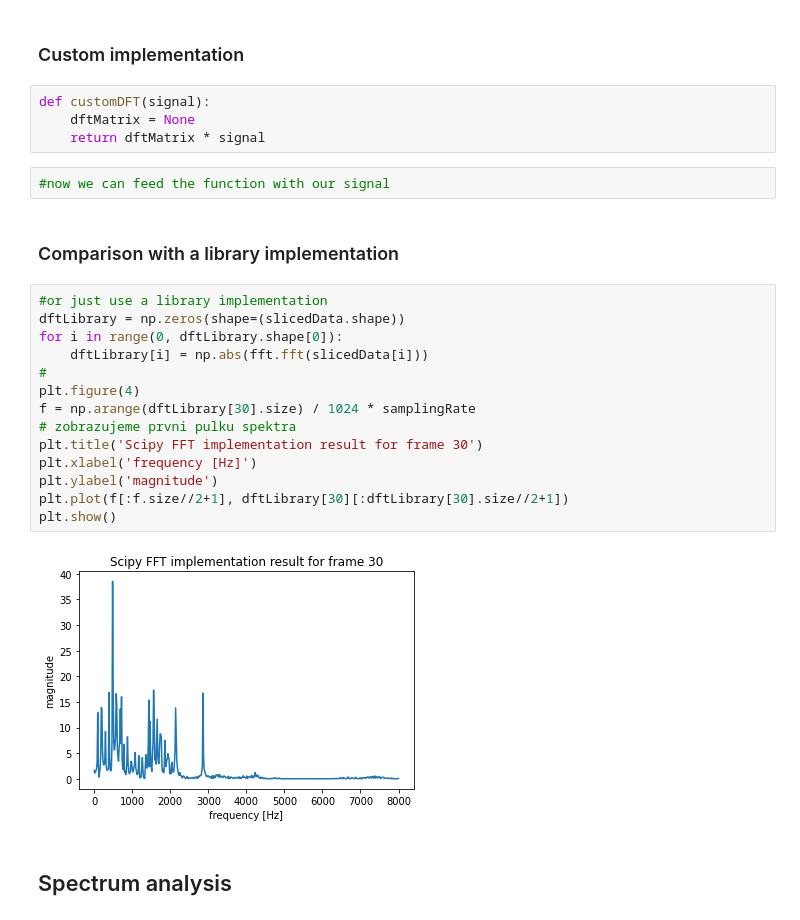
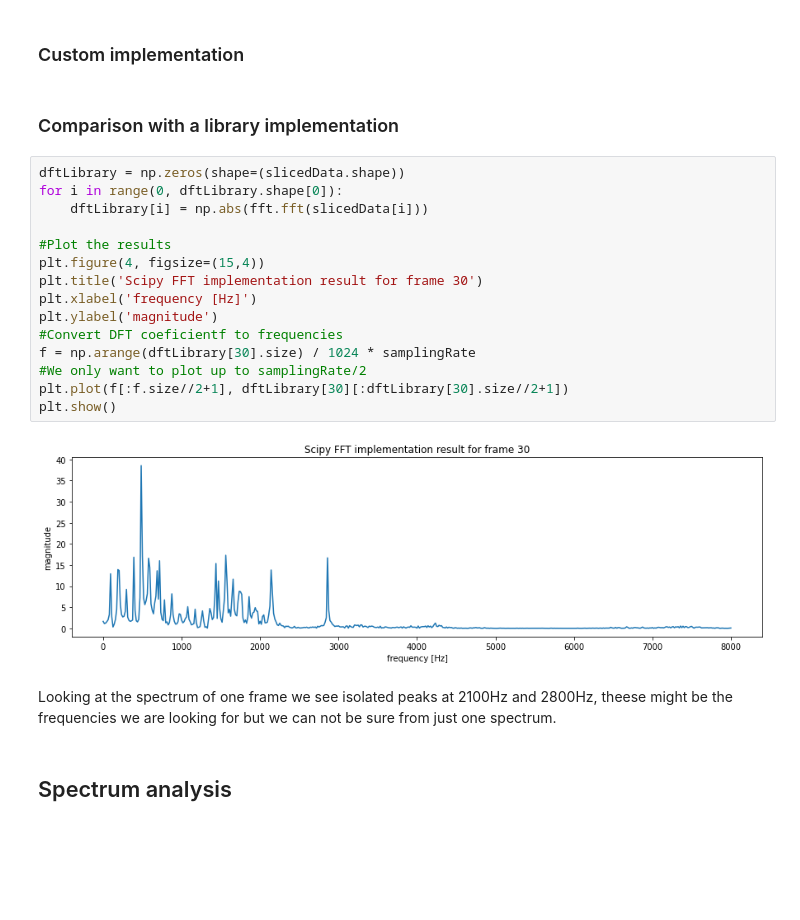
Before and after one commit to ddzibela/ISS, a Jupyter notebook: src/ISS.ipynb, the cells around one changed output. Saved outputs shown, nothing was run; the diff lists cells and outputs as text; blank space fills up the shorter version.

```diff
--- a/src/ISS.ipynb
+++ b/src/ISS.ipynb
@@ -66,30 +74,27 @@ plt.show()
 ## Fourier transform
 # %% [markdown]
 ### Custom implementation
-# %%
-def customDFT(signal):
-    dftMatrix = None
-    return dftMatrix * signal
-# %%
-#now we can feed the function with our signal
 # %% [markdown]
 ### Comparison with a library implementation
 # %%
-#or just use a library implementation
 dftLibrary = np.zeros(shape=(slicedData.shape))
 for i in range(0, dftLibrary.shape[0]):
     dftLibrary[i] = np.abs(fft.fft(slicedData[i]))
-#
-plt.figure(4)
-f = np.arange(dftLibrary[30].size) / 1024 * samplingRate
-# zobrazujeme prvni pulku spektra
+
+#Plot the results
+plt.figure(4, figsize=(15,4))
 plt.title('Scipy FFT implementation result for frame 30')
 plt.xlabel('frequency [Hz]')
 plt.ylabel('magnitude')
+#Convert DFT coeficientf to frequencies
+f = np.arange(dftLibrary[30].size) / 1024 * samplingRate
+#We only want to plot up to samplingRate/2
 plt.plot(f[:f.size//2+1], dftLibrary[30][:dftLibrary[30].size//2+1])
 plt.show()
 # %% [output]
-[figure, old version]
+[figure, new version]
+# %% [markdown]
+Looking at the spectrum of one frame we see isolated peaks at 2100Hz and 2800Hz, theese might be the frequencies we are looking for but we can not be sure from just one spectrum.
 # %% [markdown]
 ## Spectrum analysis
 # %% [markdown]
```
Also changed, not shown: parts of 23 cells of this notebook.
